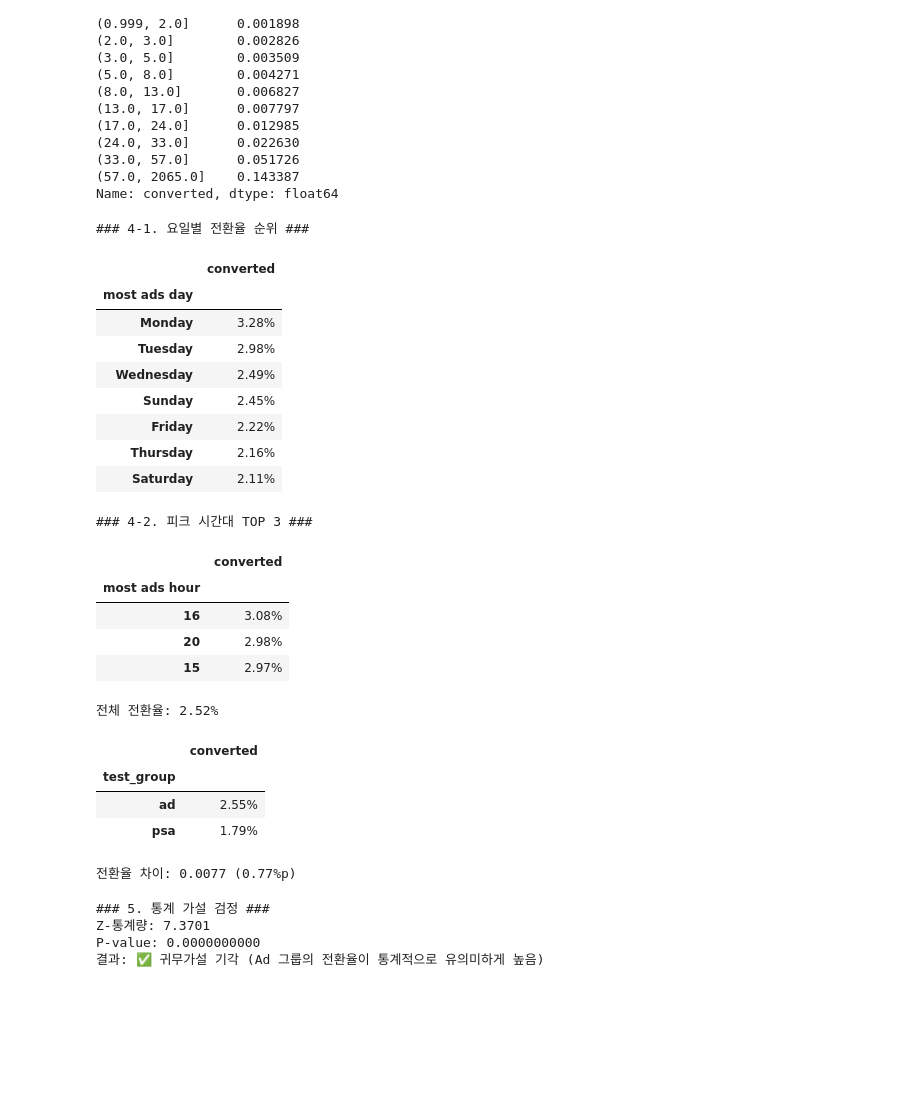
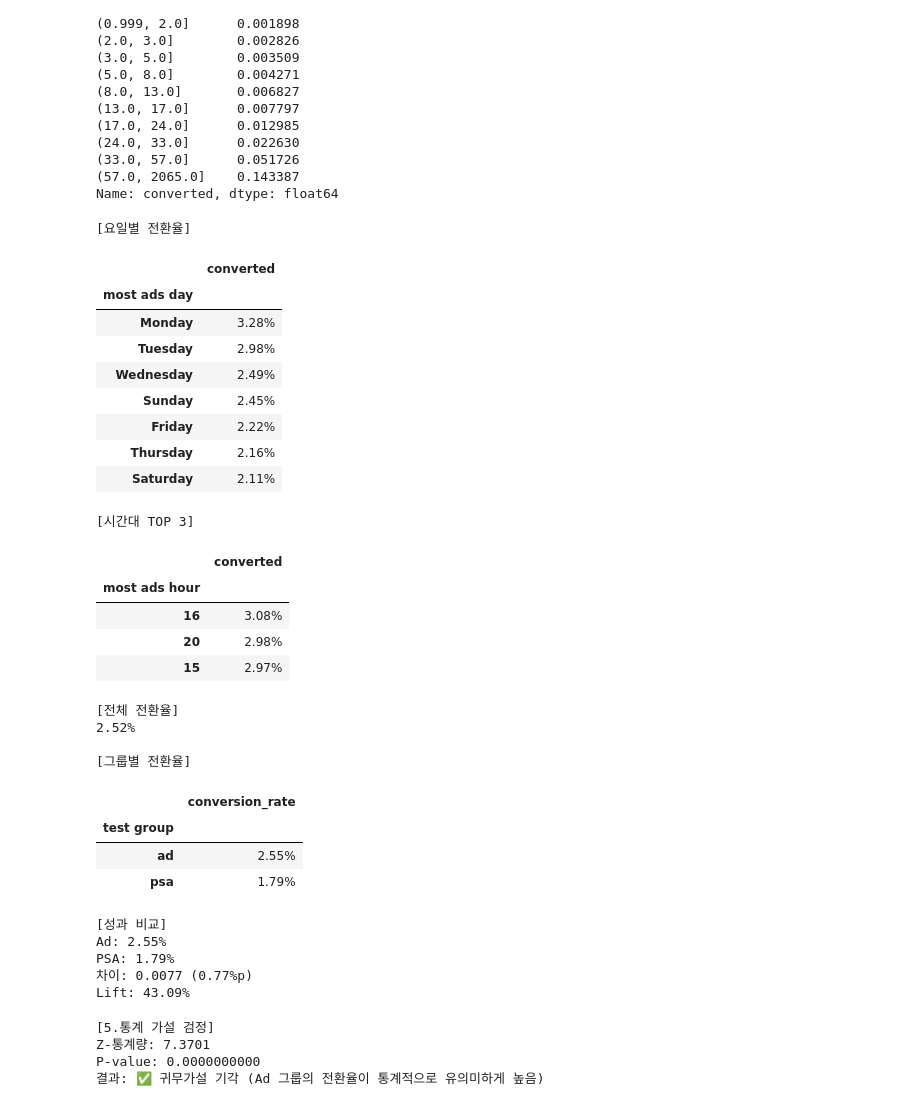
Before and after one commit to jsoook-dt/python-colab-analysis-study, a Jupyter notebook: project02_sook_analysis.ipynb, the cells around one changed output. Saved outputs shown, nothing was run; the diff lists cells and outputs as text; code cells hidden in the pictures; blank space fills up the shorter version.

```diff
--- a/project02_sook_analysis.ipynb
+++ b/project02_sook_analysis.ipynb
@@ -215,64 +206,81 @@ Name: converted, dtype: float64
 # %%
 # 4. 전환율 분석
 
 
 # 4-1. 요일별 전환율
 day_conversion = df.groupby('most ads day')['converted'].mean().sort_values(ascending=False)
-print("\n### 4-1. 요일별 전환율 순위 ###")
+print("\n[요일별 전환율]")
 display(day_conversion.to_frame().style.format('{:.2%}'))
 
-# 4-2. 시간대별 전환율 (상위 3개)
+# 4-2. 시간대 TOP 3
 hour_conversion = df.groupby('most ads hour')['converted'].mean().sort_values(ascending=False).head(3)
-print("\n### 4-2. 피크 시간대 TOP 3 ###")
+print("\n[시간대 TOP 3]")
 display(hour_conversion.to_frame().style.format('{:.2%}'))
 
+# 4-3. 전체 전환율
+total_conversion = df['converted'].mean()
+print("\n[전체 전환율]")
+print(f"{total_conversion:.2%}")
 
-# 4-3. 전체 전환율 (단순 평균으로 전체 성과 파악)
-total_conversion = df['converted'].mean()
-print(f"전체 전환율: {total_conversion:.2%}")
+# 4-4. 그룹별 전환율 (핵심)
+group_stats = df.groupby('test group')['converted'].agg(['count', 'sum', 'mean'])
+group_stats.columns = ['user_count', 'conversion_count', 'conversion_rate']
 
-# 4-4. 그룹별 전환율 (각 그룹의 성과 비교)
-group_conversion = df.groupby('test_group')['converted'].mean()
-display(group_conversion.to_frame().style.format('{:.2%}'))
+print("\n[그룹별 전환율]")
+display(group_stats[['conversion_rate']].style.format('{:.2%}'))
 
-# 4-5. 전환율 차이 (Lift 분석)
-# ad그룹이 psa그룹보다 얼마나 더 효과적인지 보기 위해 순서 바꾸기
-conversion_diff = group_conversion['ad'] - group_conversion['psa']
+# 4-5. 차이 & Lift
+conv_ad = group_stats.loc['ad', 'conversion_rate']
+conv_psa = group_stats.loc['psa', 'conversion_rate']
 
-print(f"전환율 차이: {conversion_diff:.4f} ({conversion_diff:.2%}p)")
+diff = conv_ad - conv_psa
+lift = diff / conv_psa
+
+print("\n[성과 비교]")
+print(f"Ad: {conv_ad:.2%}")
+print(f"PSA: {conv_psa:.2%}")
+print(f"차이: {diff:.4f} ({diff:.2%}p)")
+print(f"Lift: {lift:.2%}")
 # %% [output]
-### 4-1. 요일별 전환율 순위 ###
+[요일별 전환율]
 |  | converted |
 | most ads day |  |
 | Monday | 3.28% |
 | Tuesday | 2.98% |
 | Wednesday | 2.49% |
 | Sunday | 2.45% |
 | Friday | 2.22% |
 | Thursday | 2.16% |
 | Saturday | 2.11% |
-### 4-2. 피크 시간대 TOP 3 ###
+[시간대 TOP 3]
 |  | converted |
 | most ads hour |  |
 | 16 | 3.08% |
 | 20 | 2.98% |
 | 15 | 2.97% |
-전체 전환율: 2.52%
+[전체 전환율]
+2.52%
+
+[그룹별 전환율]
-|  | converted |
-| test_group |  |
+|  | conversion_rate |
+| test group |  |
 | ad | 2.55% |
 | psa | 1.79% |
-전환율 차이: 0.0077 (0.77%p)
+[성과 비교]
+Ad: 2.55%
+PSA: 1.79%
+차이: 0.0077 (0.77%p)
+Lift: 43.09%
 # %%
 # 5. 통계 가설점검
 ## 귀무가설 (H₀): Ad 그룹과 PSA 그룹의 전환율 차이 없음
 ## 대립가설 (H₁): Ad 그룹 전환율 > PSA 그룹 전환율
 
-# 필요한 라이브러리 임포트
+#
 from statsmodels.stats.proportion import proportions_ztest
 
 # 5. 통계 가설 검정 (Two-Proportion Z-Test)
-print("\n### 5. 통계 가설 검정 ###")
+print("\n[5.통계 가설 검정]")
 
 # 데이터 준비
 counts = df.groupby('test group')['converted'].sum()  # 전환 수 [ad, psa]
@@ -289,7 +297,7 @@ if p_val < 0.05:
 else:
     print("결과: 귀무가설 채택 (두 그룹 간 유의미한 차이가 없음)")
 # %% [output]
-### 5. 통계 가설 검정 ###
+[5.통계 가설 검정]
 Z-통계량: 7.3701
 P-value: 0.0000000000
 결과: ✅ 귀무가설 기각 (Ad 그룹의 전환율이 통계적으로 유의미하게 높음)
```
Also changed, not shown: parts of 3 cells of this notebook.
